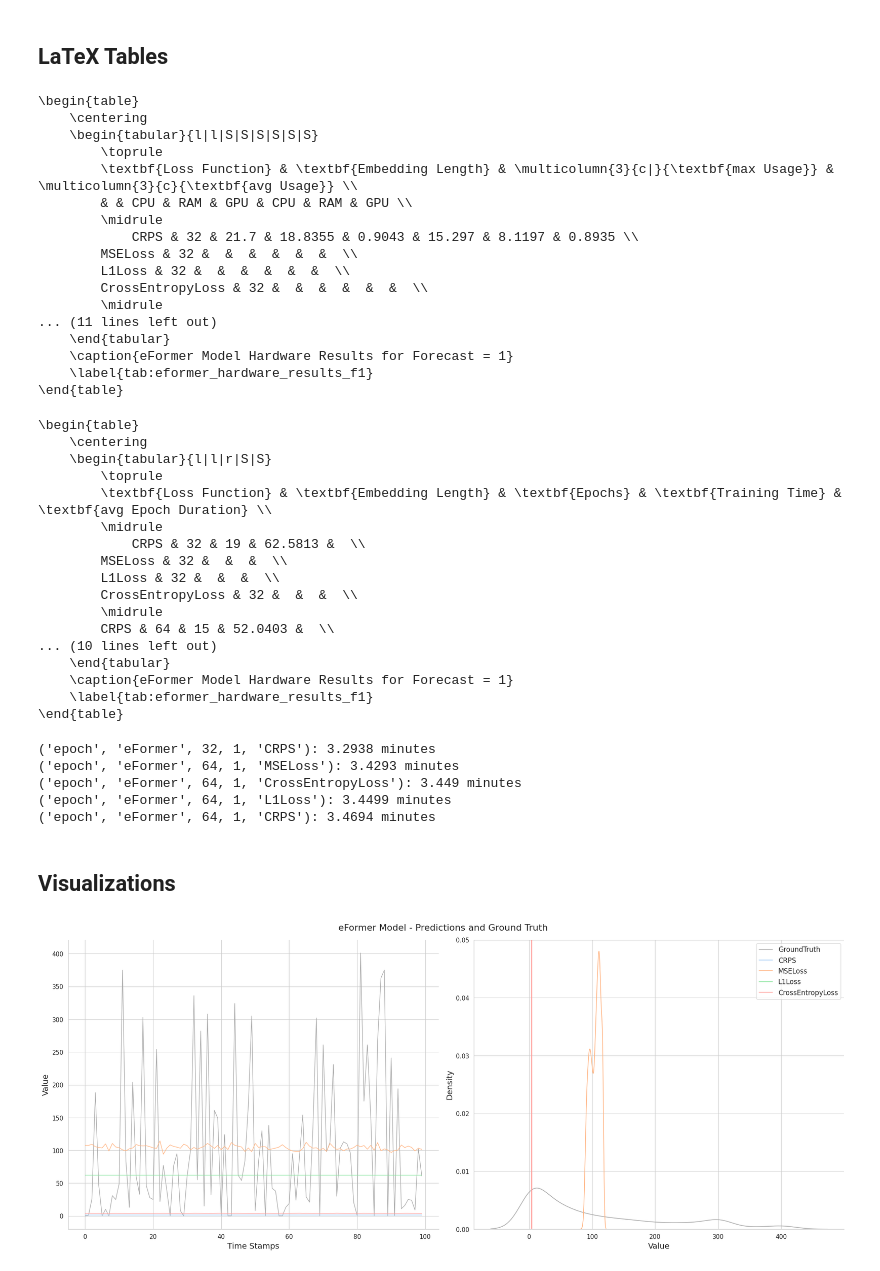
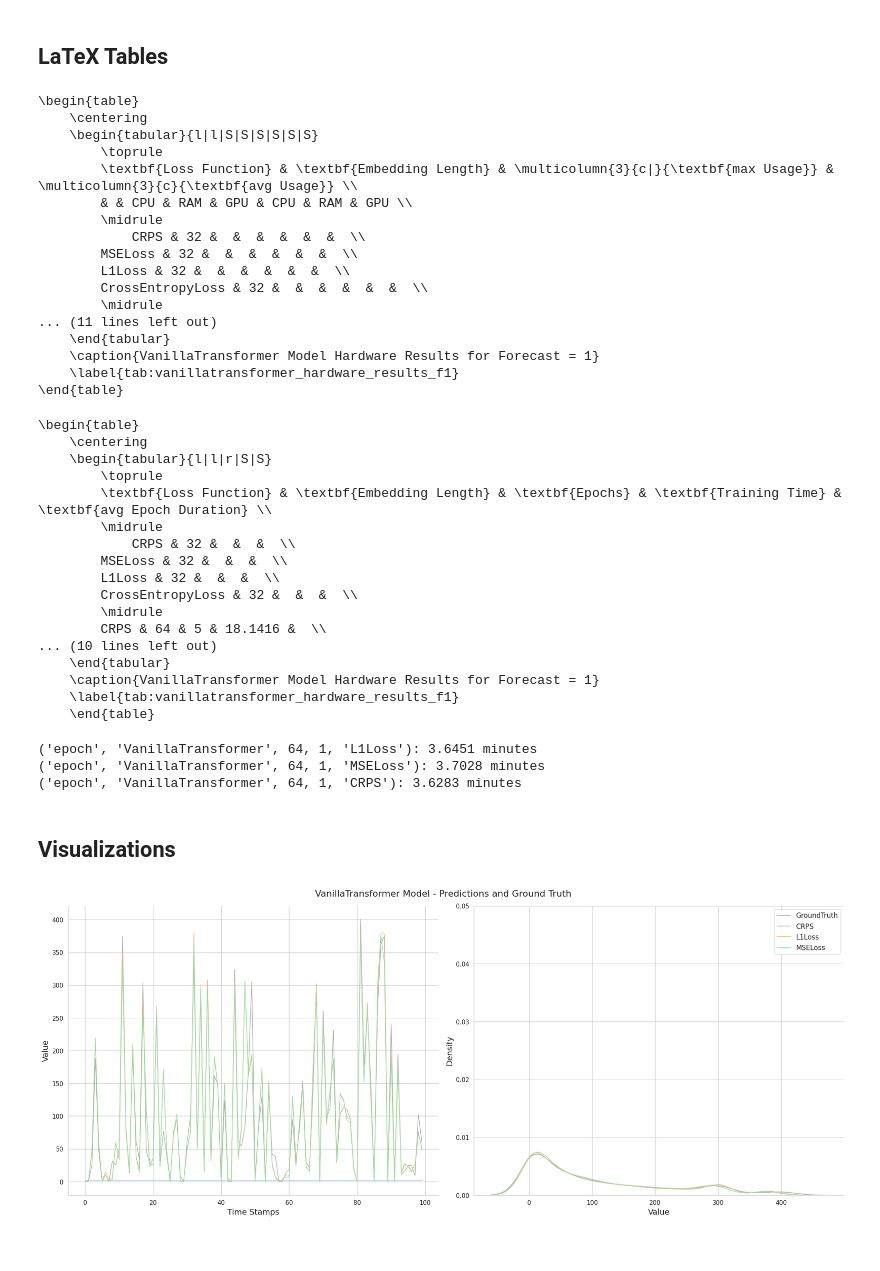
Before and after one commit to janbesler/Masterarbeit, a Jupyter notebook: src/3_Visualizations.ipynb, the cells around one changed output. Saved outputs shown, nothing was run; the diff lists cells and outputs as text; code cells hidden in the pictures.

Commit message:
graph file restructering

```diff
--- a/src/3_Visualizations.ipynb
+++ b/src/3_Visualizations.ipynb
@@ -390,7 +394,7 @@ def SystemUsage_LaTeX(
 
     print(latex_table)
 
-SystemUsage_LaTeX(DL_dfs, model_type='eFormer', prediction_length=1)
+SystemUsage_LaTeX(DL_dfs, model_type='VanillaTransformer', prediction_length=1)
 # %% [output]
 \begin{table}
     \centering
@@ -399,15 +403,15 @@ SystemUsage_LaTeX(DL_dfs, model_type='eFormer', prediction_length=1)
         \textbf{Loss Function} & \textbf{Embedding Length} & \multicolumn{3}{c|}{\textbf{max Usage}} & \multicolumn{3}{c}{\textbf{avg Usage}} \\
         & & CPU & RAM & GPU & CPU & RAM & GPU \\
         \midrule
-            CRPS & 32 & 21.7 & 18.8355 & 0.9043 & 15.297 & 8.1197 & 0.8935 \\
+            CRPS & 32 &  &  &  &  &  &  \\
         MSELoss & 32 &  &  &  &  &  &  \\
         L1Loss & 32 &  &  &  &  &  &  \\
         CrossEntropyLoss & 32 &  &  &  &  &  &  \\
         \midrule
 ... (11 lines left out)
     \end{tabular}
-    \caption{eFormer Model Hardware Results for Forecast = 1}
-    \label{tab:eformer_hardware_results_f1}
+    \caption{VanillaTransformer Model Hardware Results for Forecast = 1}
+    \label{tab:vanillatransformer_hardware_results_f1}
 \end{table}
 # %%
 def Epoch_LaTeX(
@@ -454,15 +458,15 @@ def Epoch_LaTeX(
             if loss_function == loss_functions[-1]:
                 latex_table += "        \\midrule\n"
 
-    latex_table += """    \\bottomrule
+    latex_table += """      \\bottomrule
     \\end{tabular}
     \\caption{""" + model_type + """ Model Hardware Results for Forecast = """ + str(prediction_length) + """}
     \\label{tab:""" + model_type.lower() + """_hardware_results_f""" + str(prediction_length) + """}
-\\end{table}"""
+    \\end{table}"""
 
     print(latex_table)
 
-Epoch_LaTeX(DL_dfs, model_type='eFormer', prediction_length=1)
+Epoch_LaTeX(DL_dfs, model_type='VanillaTransformer', prediction_length=1)
 # %% [output]
 \begin{table}
     \centering
@@ -470,19 +474,19 @@ Epoch_LaTeX(DL_dfs, model_type='eFormer', prediction_length=1)
         \toprule
         \textbf{Loss Function} & \textbf{Embedding Length} & \textbf{Epochs} & \textbf{Training Time} & \textbf{avg Epoch Duration} \\
         \midrule
-            CRPS & 32 & 19 & 62.5813 &  \\
+            CRPS & 32 &  &  &  \\
         MSELoss & 32 &  &  &  \\
         L1Loss & 32 &  &  &  \\
         CrossEntropyLoss & 32 &  &  &  \\
         \midrule
-        CRPS & 64 & 15 & 52.0403 &  \\
+        CRPS & 64 & 5 & 18.1416 &  \\
 ... (10 lines left out)
     \end{tabular}
-    \caption{eFormer Model Hardware Results for Forecast = 1}
-    \label{tab:eformer_hardware_results_f1}
-\end{table}
+    \caption{VanillaTransformer Model Hardware Results for Forecast = 1}
+    \label{tab:vanillatransformer_hardware_results_f1}
+    \end{table}
 # %%
-def compute_mean_epoch_duration(data_frames):
+def compute_mean_epoch_duration(data_frames, model_name):
     """
     Computes the mean epoch duration in minutes for 'eFormer' models marked with 'epoch'.
 
@@ -495,8 +499,8 @@ def compute_mean_epoch_duration(data_frames):
     mean_durations = {}
 
     for key, df in data_frames.items():
-        # Check if the key corresponds to an epoch entry for the eFormer model
-        if key[0] == 'epoch' and key[1] == 'eFormer':
+        # Check if the key corresponds to an epoch entry for the model
+        if key[0] == 'epoch' and key[1] == model_name:
             # Calculate the mean duration in minutes, rounded to 4 decimal places
             mean_duration = round(df['Epoch Duration'].mean() / 60, 4)
             mean_durations[key] = mean_duration
@@ -505,17 +509,15 @@ def compute_mean_epoch_duration(data_frames):
 
 # Example usage:
 # Assuming your data_frames dictionary is defined and populated as per your description
-mean_epoch_durations = compute_mean_epoch_duration(DL_dfs)
+mean_epoch_durations = compute_mean_epoch_duration(DL_dfs, 'VanillaTransformer')
 
 # To print the computed mean durations
 for key, duration in mean_epoch_durations.items():
     print(f"{key}: {duration} minutes")
 # %% [output]
-('epoch', 'eFormer', 32, 1, 'CRPS'): 3.2938 minutes
-('epoch', 'eFormer', 64, 1, 'MSELoss'): 3.4293 minutes
-('epoch', 'eFormer', 64, 1, 'CrossEntropyLoss'): 3.449 minutes
-('epoch', 'eFormer', 64, 1, 'L1Loss'): 3.4499 minutes
-('epoch', 'eFormer', 64, 1, 'CRPS'): 3.4694 minutes
+('epoch', 'VanillaTransformer', 64, 1, 'L1Loss'): 3.6451 minutes
+('epoch', 'VanillaTransformer', 64, 1, 'MSELoss'): 3.7028 minutes
+('epoch', 'VanillaTransformer', 64, 1, 'CRPS'): 3.6283 minutes
 # %% [markdown]
 ## Visualizations
 # %%
@@ -579,32 +581,32 @@ def eval_df_with_kde(model, data_frames, exclude_loss_functions=[]):
     for column in columns_to_plot:
         sns.lineplot(ax=ax[0], x=range(len(aggregated_df[:100])), y=aggregated_df[:100][column],
                      label=column, color=color_dict[column], linewidth=1)
     ax[0].set_xlabel('Time Stamps', fontsize=14)
     ax[0].set_ylabel('Value', fontsize=14)
     ax[0].legend().set_visible(False)  # Explicitly hide the legend
 
     sns.despine(ax=ax[0])  # Remove spines on right and top side
 
     # KDE plot
     # Plot "GroundTruth" KDE first so it's in the legend
     sns.kdeplot(ax=ax[1], data=aggregated_df['GroundTruth'], label='GroundTruth', color=ground_truth_color)
     for column in columns_to_plot:
         sns.kdeplot(ax=ax[1], data=aggregated_df[column], label=column, color=color_dict[column])
     ax[1].set_ylim([0, 0.05])
     ax[1].set_xlabel('Value', fontsize=14)
     ax[1].set_ylabel('Density', fontsize=14)
     ax[1].legend(title_fontsize='13', fontsize='12')
 
     sns.despine(ax=ax[1])  # Remove spines on right and top side
 
     plt.tight_layout()  # Prevent overlapping
 
     # Set a title for the whole figure
     fig.suptitle(f'{model} Model - Predictions and Ground Truth', fontsize=16, y=1.02)
     plt.savefig(f'../graphs/results/{model}_model_analysis.png', dpi=600, bbox_inches='tight')
     plt.show()
 
 # Example usage:
-eval_df_with_kde('eFormer', DL_dfs, exclude_loss_functions=[])
+eval_df_with_kde('VanillaTransformer', DL_dfs, exclude_loss_functions=[])
 # %% [output]
-[figure, old version]
+[figure, new version]
```
Also changed, not shown: parts of 3 cells of this notebook, 19 other files.
